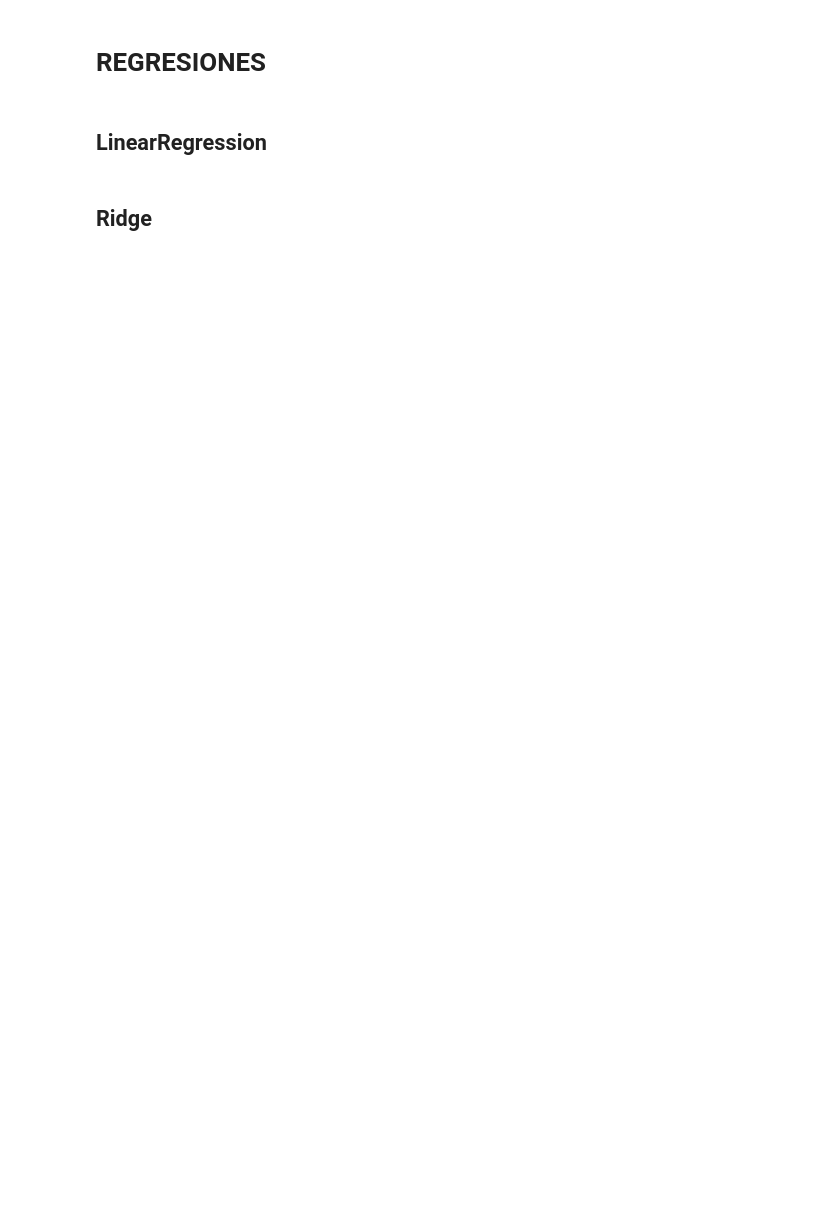
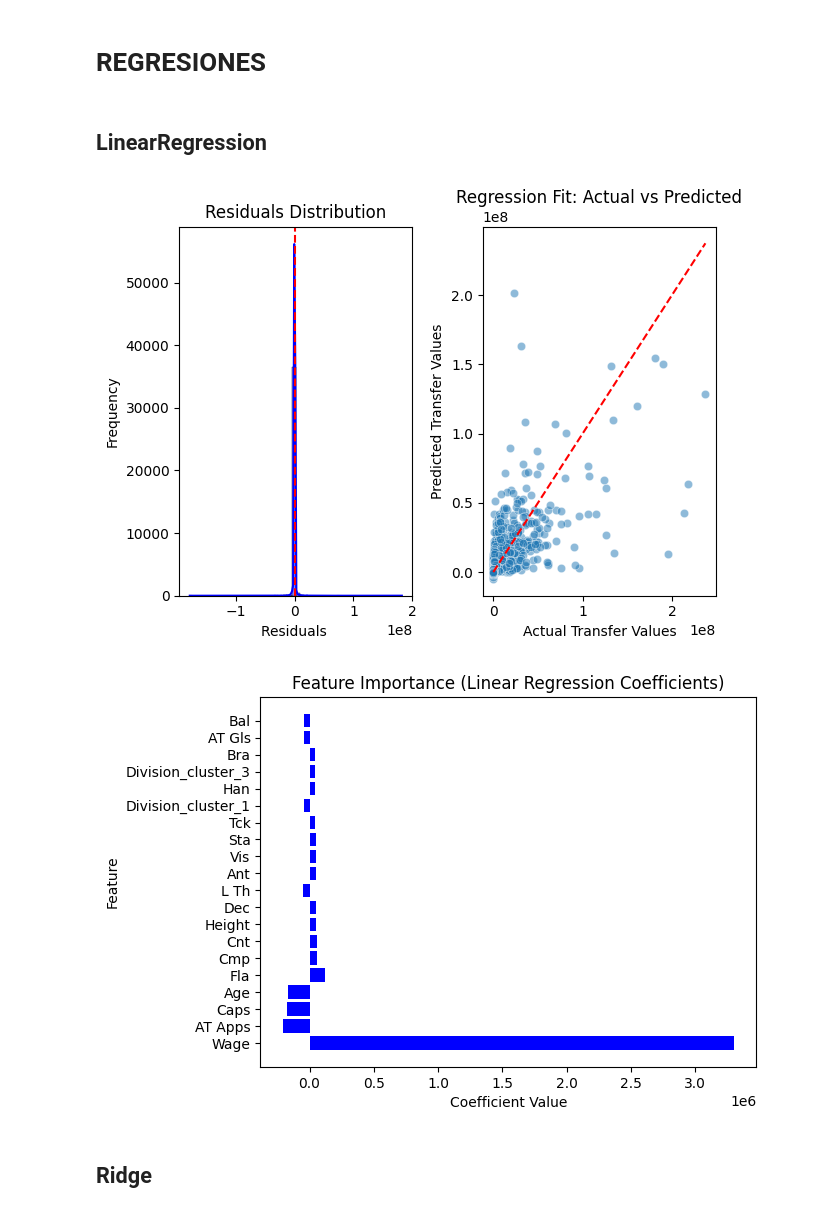
Before and after one commit to Leo11wasd/proyecto_mineria_y_analisis_de_datos, a Jupyter notebook: regresion.ipynb, the cells around one changed output. Saved outputs shown, nothing was run; the diff lists cells and outputs as text; code cells hidden in the pictures; blank space fills up the shorter version.

Commit message:
Se agregó un archivo para generar gráficas comparativas de los modelos entrenados. Además se agregó una función que genera otras gráficas informativas dentro de regresion.ipynb

```diff
--- a/regresion.ipynb
+++ b/regresion.ipynb
@@ -96,7 +96,9 @@ y_test = test_df[target]
 # %% [markdown]
 ## One Hot para las features categóricas
 # %%
-categorical_cols=["Nat_cluster","Division_cluster","Club_cluster","Preferred Foot","Right Foot","Left Foot","Best Pos","Best Duty","Style","Best Role"]
+import numpy as np
+# categorical_cols=["Nat_cluster","Division_cluster","Club_cluster","Preferred Foot","Right Foot","Left Foot","Best Pos","Best Duty","Style","Best Role","Rc Injury"]
+categorical_cols=["Nat_cluster","Division_cluster","Best Duty","Style"]
 X_train = pd.get_dummies(X_train, columns=categorical_cols)
 X_test  = pd.get_dummies(X_test, columns=categorical_cols)
 
@@ -104,3 +106,19 @@ X_train, X_test = X_train.align(X_test, join='left', axis=1,fill_value=0)
 # %%
 X_train = X_train.select_dtypes(include=[np.number,np.bool])
 X_test = X_test.select_dtypes(include=[np.number,np.bool])
+# %%
+from sklearn.preprocessing import StandardScaler
+
+scaler = StandardScaler()
+
+X_train = pd.DataFrame(
+    scaler.fit_transform(X_train),
+    columns=X_train.columns,
+    index=X_train.index
+)
+
+X_test = pd.DataFrame(
+    scaler.transform(X_test),
+    columns=X_test.columns,
+    index=X_test.index
+)
@@ -154,3 +236,19 @@ def log_results(model, method_name, X_train, y_train, X_test, y_test, filepath=f
+# %%
+def sort_coeficients_graph(X,model):
+    # Sort dataframe by coefficients.
+    coef_df = pd.DataFrame({"Feature": X.columns, "Coefficient": model.coef_})
+    top_k = 20
+    coef_df_sorted = coef_df.reindex(
+        coef_df["Coefficient"].abs().sort_values(ascending=False).index
+    ).head(top_k)
+
+    # Create plot.
+    # plt.figure(figsize=(8,6))
+    plt.barh(coef_df_sorted["Feature"], coef_df_sorted["Coefficient"], color="blue")
+    plt.xlabel("Coefficient Value")
+    plt.ylabel("Feature")
+    plt.title("Feature Importance (Linear Regression Coefficients)")
+    plt.show()
 # %%
 X_train.shape
 # %% [output]
@@ -164,9 +303,13 @@ RS=0
 # %%
 from sklearn.linear_model import LinearRegression
 linear_reg = LinearRegression()
 linear_reg.fit(X_train, y_train)
 
 log_results(linear_reg,"LinearRegression",X_train,y_train,X_test,y_test)
+sort_coeficients_graph(X_train,linear_reg)
+# %% [output]
+[figure, added]
+[figure, added]
 # %% [markdown]
 ## Ridge
 # %%
```
Also changed, not shown: parts of 17 cells of this notebook, 3 other files.
